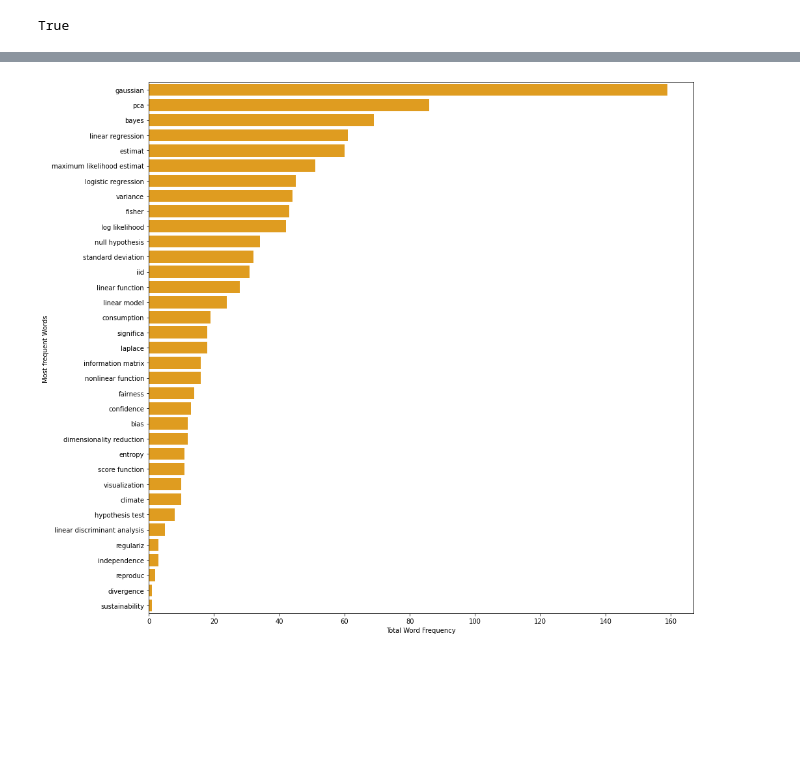
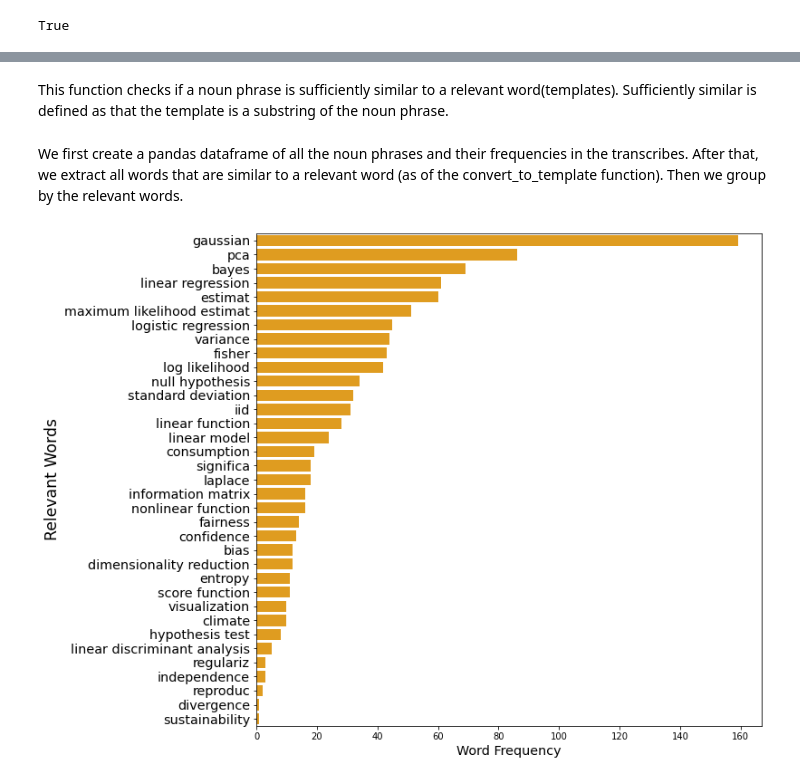
Before and after one commit to Eoli-an/Exam-topic-prediction, a Jupyter notebook: Notebooks/WordFrequencyTranscribes.ipynb, the cells around one changed output, grey strips where cells are left out. Drawn from its saved outputs; the diff is of its cells as text; code cells hidden in the pictures; blank space fills up the shorter version.

```diff
--- a/Notebooks/WordFrequencyTranscribes.ipynb
+++ b/Notebooks/WordFrequencyTranscribes.ipynb
@@ -56,12 +64,16 @@ blob_spoken = TextBlob(lectures_spoken)
 freq_spoken = nltk.FreqDist(blob_spoken.noun_phrases)
 # %%
 relevant_words = ['bayes', 'frequentist', 'fairness', 'divergence', 'reproduc', 'regulariz', 'pca', 'principal c' 'bootstrap', 'nonlinear function', 'linear function', 'entropy', 'maximum likelihood estimat', 'significa', 'iid', 'bayes theorem', 'visualization', 'score function', 'dimensionality reduction', 'estimat', 'bayes', 'consumption', 'fisher', 'independence', 'logistic regression', 'bias', 'standard deviation', 'linear discriminant analysis', 'information matrix', 'null hypothesis', 'log likelihood', 'linear regression', 'hypothesis test', 'confidence', 'variance', 'sustainability', 'gaussian', 'linear model', 'climate', 'laplace', ]
+# %% [markdown]
+This function checks if a noun phrase is sufficiently similar to a relevant word(templates). Sufficiently similar is defined as that the template is a substring of the noun phrase.
 # %%
 def convert_to_template(df_element, template):
   for template_element in template:
     if template_element in df_element:
       return template_element
   return "None"
+# %% [markdown]
+We first create a pandas dataframe of all the noun phrases and their frequencies in the transcribes. After that, we extract all words that are similar to a relevant word (as of the convert_to_template function). Then we group by the relevant words.
 # %%
 df = pd.DataFrame.from_dict({"word": list(freq_spoken.keys()), "freq_spoken" : list(freq_spoken.values())})
 df["word"] = df["word"].apply(lambda x: convert_to_template(x,relevant_words))
@@ -69,10 +81,12 @@ df = df.groupby(["word"]).sum().reset_index()
 df = df[df["word"] != "None"].reset_index()
 df = df.sort_values(by="freq_spoken",ascending=False)
 # %%
-plt.figure(figsize =(15, 15))
-sns.barplot(x="freq_spoken", y="word",data=df, color="orange",ci="sd")
-plt.xlabel("Total Word Frequency")
-plt.ylabel("Most frequent Words ")
+plt.figure(figsize =(10, 10))
+p1 = sns.barplot(x="freq_spoken", y="word",data=df, color="orange",ci="sd")
+plt.xlabel("Word Frequency", size="x-large")
+plt.ylabel("Relevant Words", size="xx-large")
+p1.set_yticklabels(p1.get_ymajorticklabels(), size="x-large")
+#p1.set_xticklabels(p1.get_xmajorticklabels(), size="medium")
 plt.show()
 # %% [output]
-[figure, old version]
+[figure, new version]
```
Also changed, not shown: parts of 4 cells of this notebook, 4 other files.
